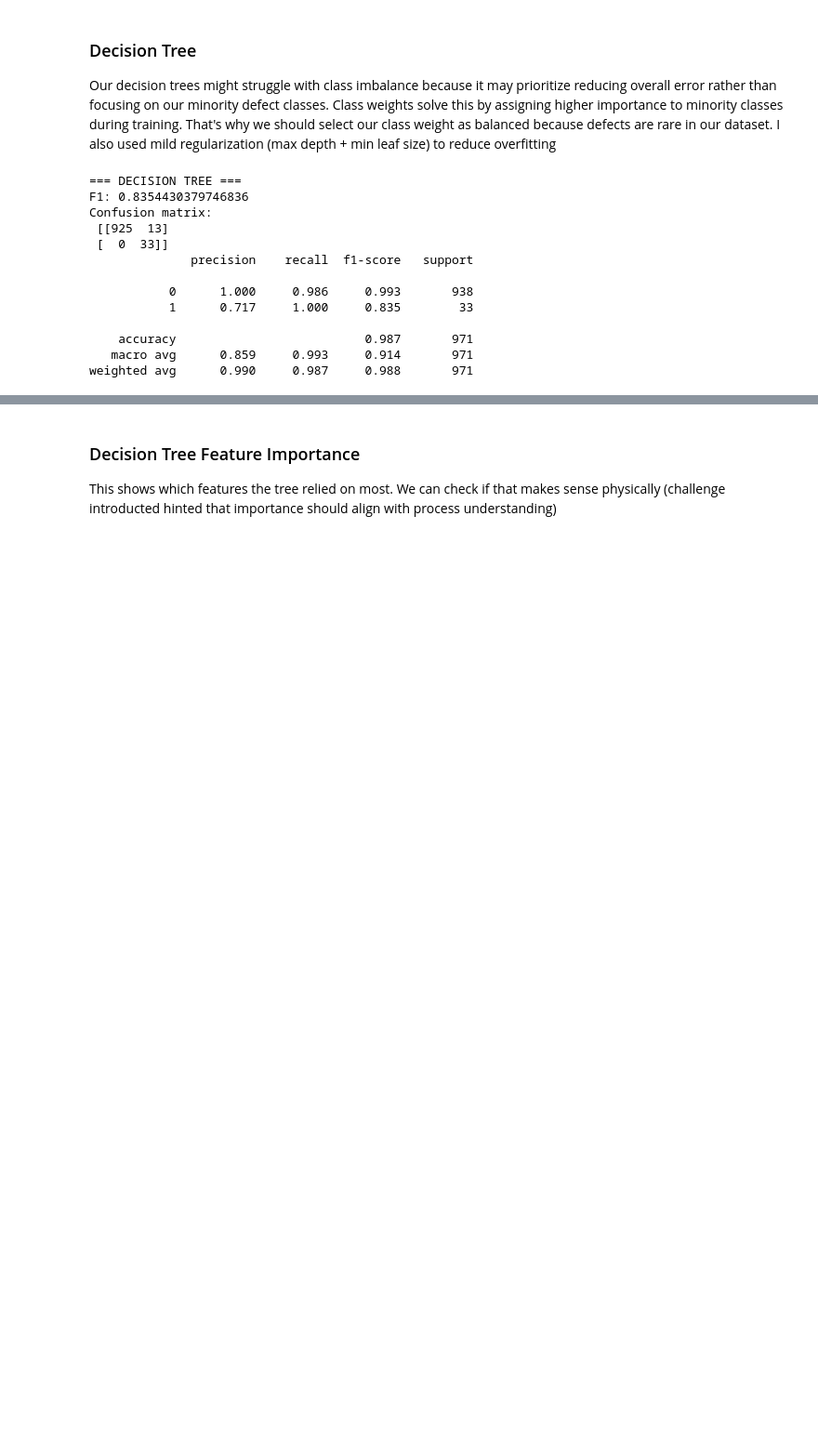
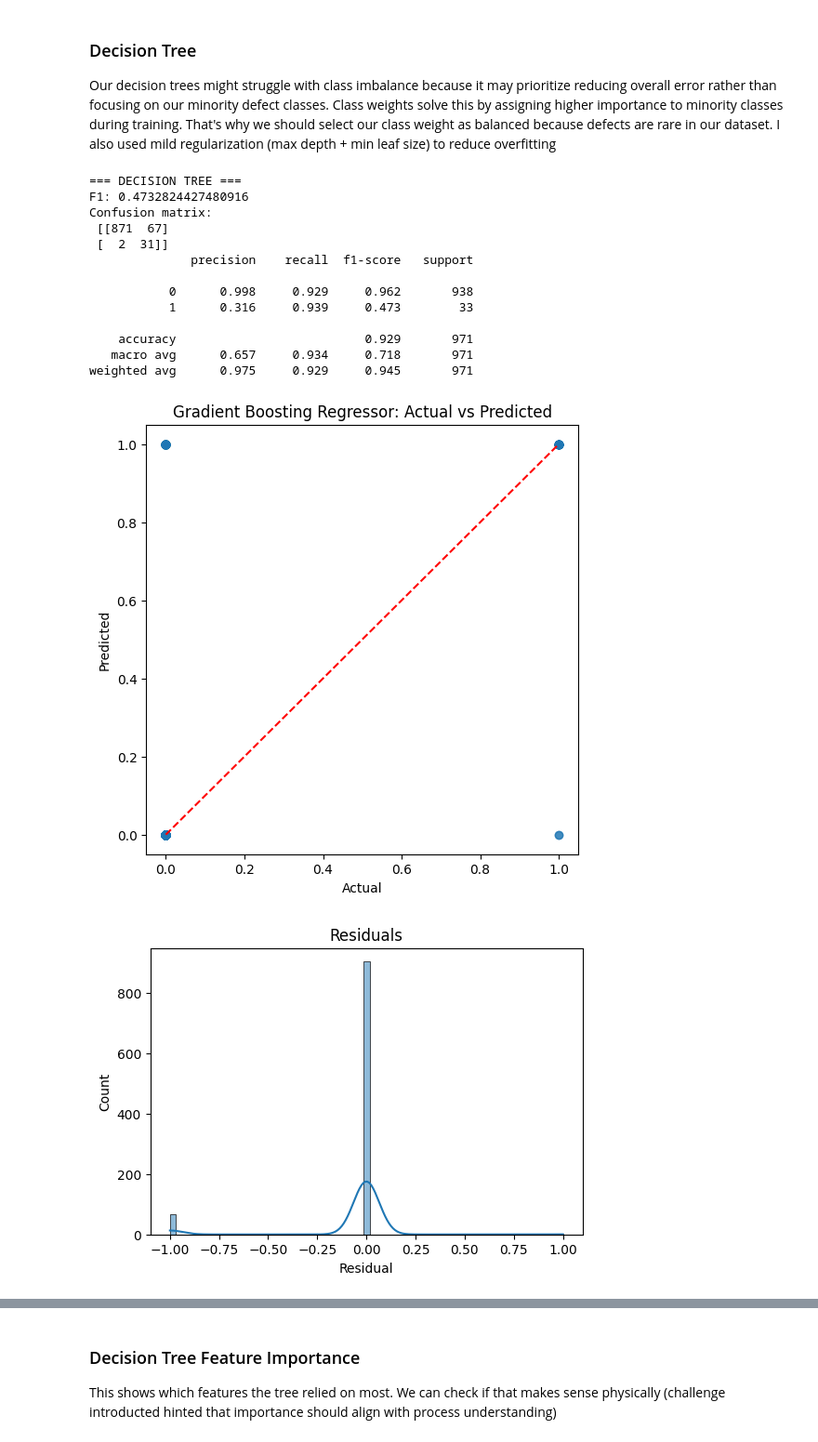
Before and after one commit to LOP-POL/challenge-machine-learning, a Jupyter notebook: DecisionTree_RandomForest.ipynb, the cells around one changed output, grey strips where cells are left out. Shown at 93% size. Saved outputs shown, nothing was run; the diff lists cells and outputs as text; code cells hidden in the pictures; blank space fills up the shorter version.

Commit message:
Added importances check

```diff
--- a/DecisionTree_RandomForest.ipynb
+++ b/DecisionTree_RandomForest.ipynb
@@ -32,7 +32,7 @@ features = [
     'ZSx [s]',        # injection time
     'ACPx [cm³]',     # cushion volume
     'ZDx [s]',        # dosing time
-    'ZUs [s]',        # cycle time
+    # 'ZUs [s]',        # cycle time
     'ZEx [s]',        # (keep if it’s meaningful in your process)
     'GEx [kWh]',      # energy consumption
     'H16x [°C]',      # temperature 1
@@ -78,12 +78,12 @@ Train positives: 130 Test positives: 33
 ### Baseline Model
 This essentially does no machine learning and acts as a lower bound for comparison. It always just predicts the most frequent class.
 # %%
-baseline = DummyClassifier(strategy="most_frequent", random_state=42)
-baseline.fit(X_train, y_train)
+# baseline = DummyClassifier(strategy="most_frequent", random_state=42)
+# baseline.fit(X_train, y_train)
 
-y_pred_base = baseline.predict(X_test)
+# y_pred_base = baseline.predict(X_test)
 
-print("=== BASELINE ===")
-print("F1:", f1_score(y_test, y_pred_base))
-print("Confusion matrix:\n", confusion_matrix(y_test, y_pred_base))
-print(classification_report(y_test, y_pred_base, digits=3))
+# print("=== BASELINE ===")
+# print("F1:", f1_score(y_test, y_pred_base))
+# print("Confusion matrix:\n", confusion_matrix(y_test, y_pred_base))
+# print(classification_report(y_test, y_pred_base, digits=3))
@@ -107,29 +93,58 @@ Our decision trees might struggle with class imbalance because it may prioritize
 # %%
 dt = DecisionTreeClassifier(
     random_state=42,
     class_weight="balanced",
     max_depth=6,
     min_samples_leaf=10
 )
 
 dt.fit(X_train, y_train)
 y_pred_dt = dt.predict(X_test)
 
 print("=== DECISION TREE ===")
 print("F1:", f1_score(y_test, y_pred_dt))
 print("Confusion matrix:\n", confusion_matrix(y_test, y_pred_dt))
 print(classification_report(y_test, y_pred_dt, digits=3))
+
+
+# Actual vs Predicted
+plt.figure(figsize=(6,6))
+plt.scatter(y_test, y_pred_dt, alpha=0.6)
+plt.plot([y_test.min(), y_test.max()], [y_test.min(), y_test.max()], 'r--')
+plt.xlabel('Actual')
+plt.ylabel('Predicted')
+plt.title('Gradient Boosting Regressor: Actual vs Predicted')
+plt.show()
+
+# Residuals
+residuals = y_test - y_pred_dt
+plt.figure(figsize=(6,4))
+sns.histplot(residuals, kde=True)
+plt.title('Residuals')
+plt.xlabel('Residual')
+plt.show()
+
+# Feature importances
+importances = dt.feature_importances_
+feat_imp = pd.Series(importances, index=features).sort_values(ascending=False)
+print("Feature importances:\n", feat_imp)
+plt.figure(figsize=(6,4))
+sns.barplot(x=feat_imp.values, y=feat_imp.index)
+plt.title('Feature importances (GBR)')
+plt.show()
 # %% [output]
 === DECISION TREE ===
-F1: 0.8354430379746836
+F1: 0.4732824427480916
 Confusion matrix:
- [[925  13]
- [  0  33]]
+ [[871  67]
+ [  2  31]]
               precision    recall  f1-score   support
 
-           0      1.000     0.986     0.993       938
-           1      0.717     1.000     0.835        33
+           0      0.998     0.929     0.962       938
+           1      0.316     0.939     0.473        33
 
-    accuracy                          0.987       971
-   macro avg      0.859     0.993     0.914       971
-weighted avg      0.990     0.987     0.988       971
+    accuracy                          0.929       971
+   macro avg      0.657     0.934     0.718       971
+weighted avg      0.975     0.929     0.945       971
+[figure, added]
+[figure, added]
```
Also changed, not shown: parts of 7 cells of this notebook, 1 other file.
